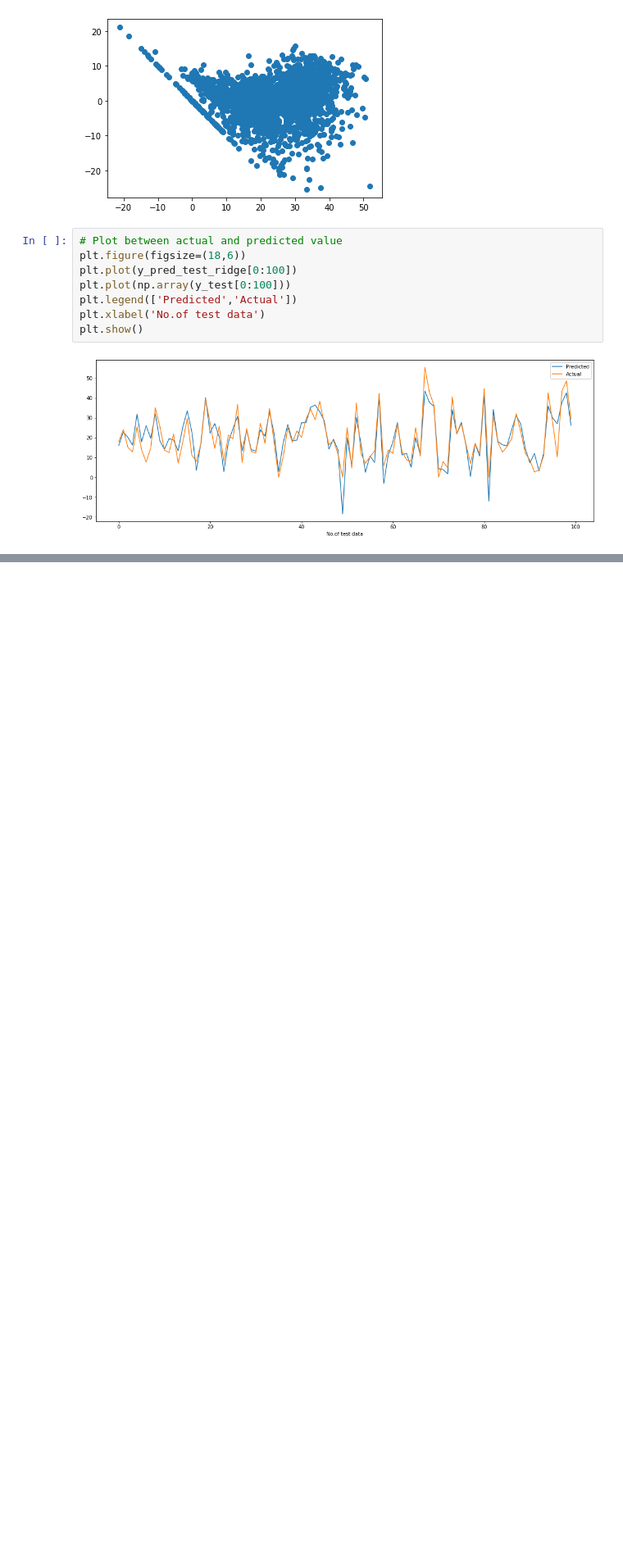
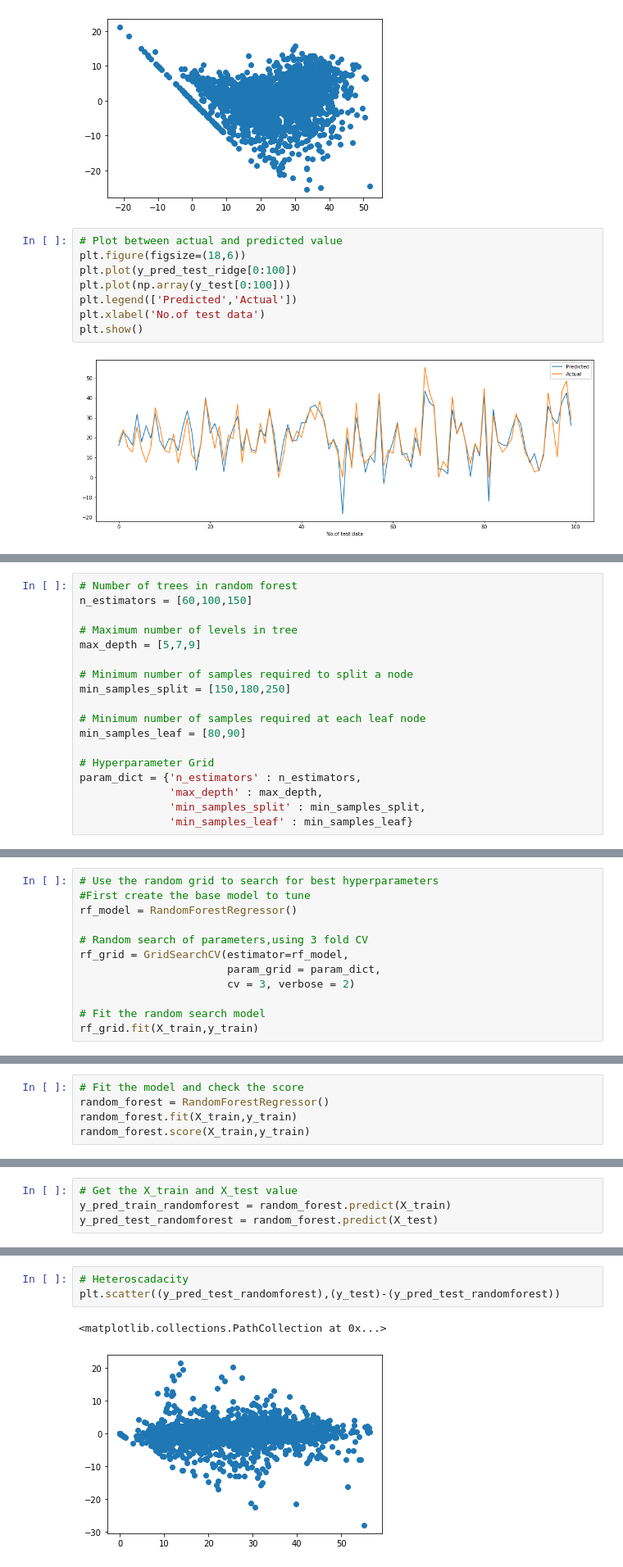
Before and after one commit to mmishra1092/Bike-Sharing-Demand-Prediction, a Jupyter notebook: MAYANK_MISHRA_Bike_Sharing_Demand_Prediction_Capstone_Project.ipynb, the cells around one changed output, grey strips where cells are left out. Shown at 82% size. Saved outputs shown, nothing was run; the diff lists cells and outputs as text; blank space fills up the shorter version.

```diff
--- a/MAYANK_MISHRA_Bike_Sharing_Demand_Prediction_Capstone_Project.ipynb
+++ b/MAYANK_MISHRA_Bike_Sharing_Demand_Prediction_Capstone_Project.ipynb
@@ -906,0 +1100,18 @@ plt.show()
+# %%
+# Number of trees in random forest
+n_estimators = [60,100,150]
+
+# Maximum number of levels in tree
+max_depth = [5,7,9]
+
+# Minimum number of samples required to split a node
+min_samples_split = [150,180,250]
+
+# Minimum number of samples required at each leaf node
+min_samples_leaf = [80,90]
+
+# Hyperparameter Grid
+param_dict = {'n_estimators' : n_estimators,
+              'max_depth' : max_depth,
+              'min_samples_split' : min_samples_split,
+              'min_samples_leaf' : min_samples_leaf}
@@ -906,0 +1125,12 @@ plt.show()
+# %%
+# Use the random grid to search for best hyperparameters
+#First create the base model to tune
+rf_model = RandomForestRegressor()
+
+# Random search of parameters,using 3 fold CV
+rf_grid = GridSearchCV(estimator=rf_model,
+                       param_grid = param_dict,
+                       cv = 3, verbose = 2)
+
+# Fit the random search model
+rf_grid.fit(X_train,y_train)
@@ -906,0 +1172,5 @@ plt.show()
+# %%
+# Fit the model and check the score
+random_forest = RandomForestRegressor()
+random_forest.fit(X_train,y_train)
+random_forest.score(X_train,y_train)
@@ -906,0 +1179,4 @@ plt.show()
+# %%
+# Get the X_train and X_test value
+y_pred_train_randomforest = random_forest.predict(X_train)
+y_pred_test_randomforest = random_forest.predict(X_test)
@@ -906,0 +1257,6 @@ plt.show()
+# %%
+# Heteroscadacity
+plt.scatter((y_pred_test_randomforest),(y_test)-(y_pred_test_randomforest))
+# %% [output]
+<matplotlib.collections.PathCollection at 0x...>
+[figure, added]
```
Also changed, not shown: parts of 43 cells of this notebook.
